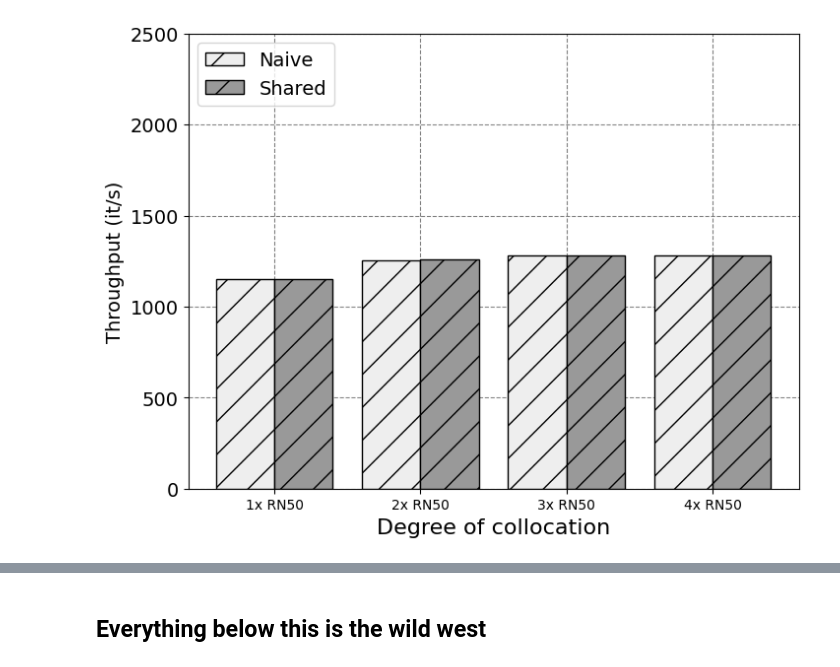
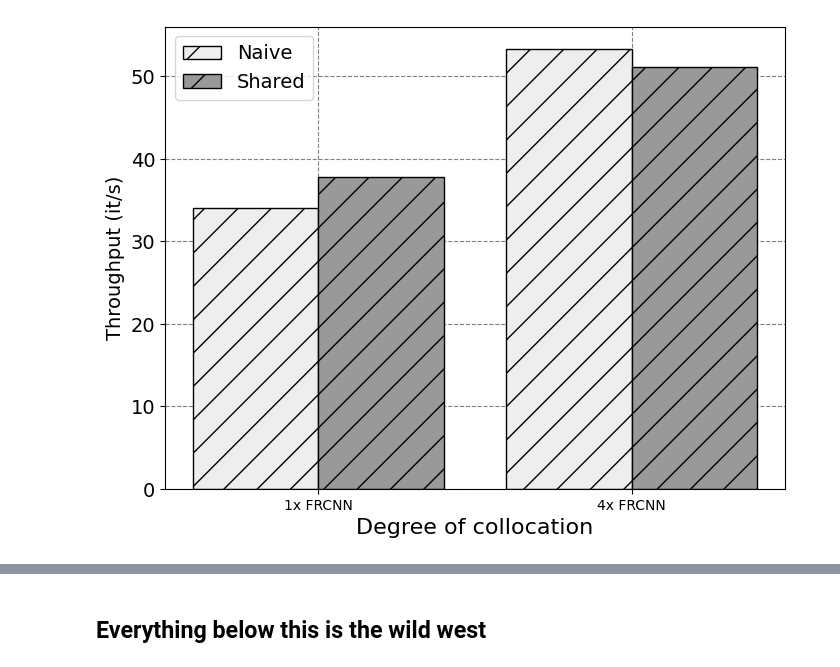
Before and after one commit to neilkimn/thesis, a Jupyter notebook: notebooks/CIDR_comparisons_A.ipynb, the cells around one changed output, grey strips where cells are left out. Drawn from its saved outputs; the diff is of its cells as text; code cells hidden in the pictures.

```diff
--- a/notebooks/CIDR_comparisons_A.ipynb
+++ b/notebooks/CIDR_comparisons_A.ipynb
@@ -194,17 +249,20 @@ coco_retina = Experiment(
 )
 # %%
+### SINGLE EXPERIMENT
+
 import matplotlib.pyplot as plt
 import numpy as np
 
-exp = imagenet_resnet
+# exp = imagenet_resnet
 # exp = imagenet_efficientformer
-# exp = coco_faster
+exp = coco_faster
 # exp = coco_retina
 
 measurements ={
     "Naive": exp.throughput_naive,
     "Shared": exp.throughput_shared,
 }
+
 
 x = np.arange(len(exp.workloads))  # the label locations
 width = 0.4  # the width of the bars
@@ -215,31 +273,31 @@ hatches = ["/", "/", "/", "///", "///", "///"]
 hatch_cols = ["#eeeeee", "#999999", "#666666",
               "#eeeeee", "#999999", "#666666"]
 
 for idx, (attribute, measurement) in enumerate(measurements.items()):
     offset = width * multiplier
     #rects = ax.bar(x + offset, measurement, width, label=attribute, color=shades[idx], edgecolor="black", yerr=measurements_err[attribute][idx], ecolor="red", capsize=5)
     rects = ax.bar(x + offset, measurement, width, label=attribute, hatch=hatches[idx], color=hatch_cols[idx], edgecolor="black")
     #ax.bar_label(rects, padding=3, fmt='%.0f', label_type="edge", color="black", size=16)
     multiplier += 1
 
 
 # Add some text for labels, title and custom x-axis tick labels, etc.
 ax.set_ylabel('Throughput (it/s)', fontsize=14)
 #ax.set_title(f'Collocation of model training - {MACHINE}\nEpoch time on {DATASET} (batch size {BATCH_SIZE})', fontsize=20)
 ax.set_xticks(x + width)
 ax.set_xticklabels(exp.workloads)
 ax.legend(loc='upper left', fontsize=14)
 
 ax.set_axisbelow(True)
 ax.grid(color='gray', linestyle='dashed')
 if exp.dataset == "imagenet":
     plt.yticks([i for i in range(0, 2501, 500)], fontsize=14)
 elif exp.dataset == "coco":
     plt.yticks([i for i in range(0, 51, 10)], fontsize=14)
 plt.xlabel("Degree of collocation", fontsize=16)
 
 plt.rcParams['svg.fonttype'] = 'none'
 plt.savefig("efficienttransformer_throughput.pdf")
 plt.show()
 # %% [output]
-[figure, old version]
+[figure, new version]
```
Also changed, not shown: parts of 15 cells of this notebook.
